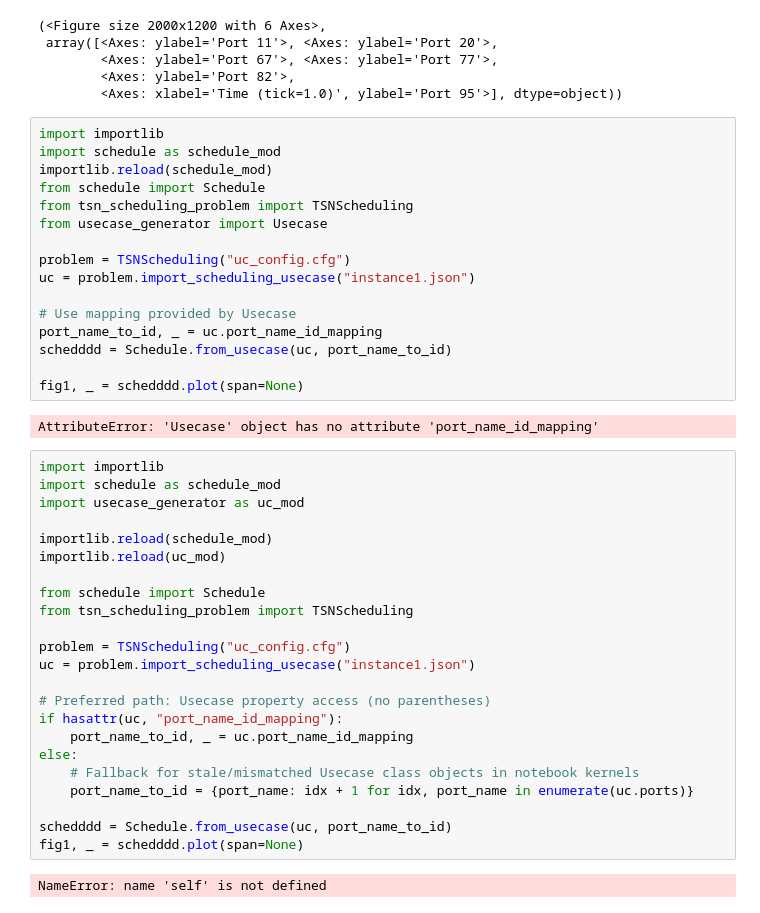
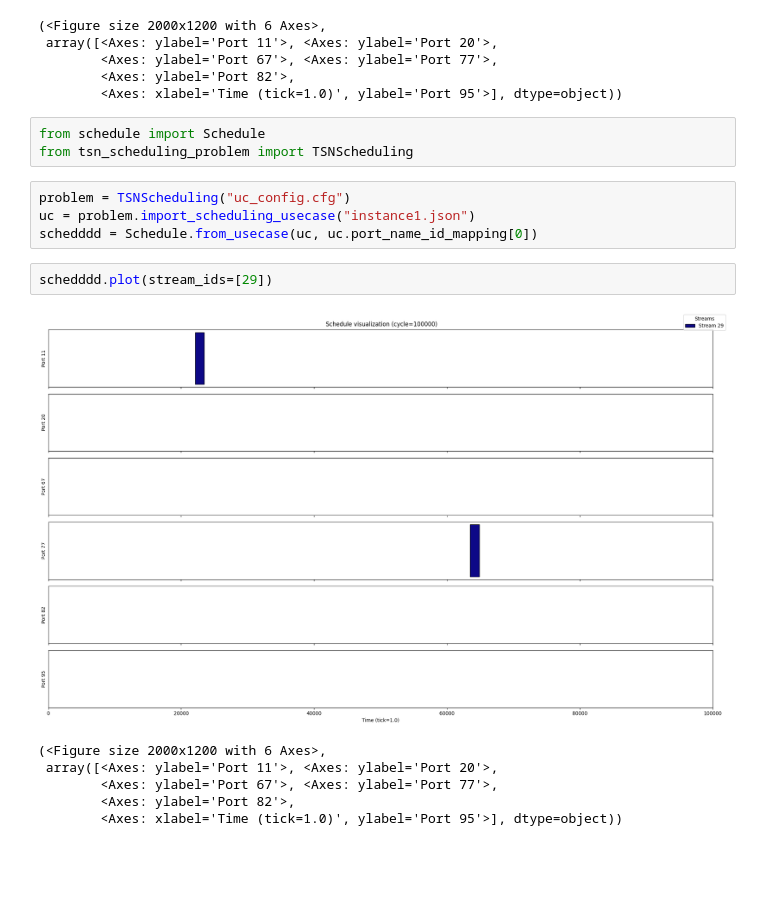
Before and after one commit to TSNTools/TSN_optimizer_platform, a Jupyter notebook: test_conversion.ipynb, the cells around one changed output. Drawn from its saved outputs; the diff is of its cells as text; blank space fills up the shorter version.

```diff
--- a/test_conversion.ipynb
+++ b/test_conversion.ipynb
@@ -302,46 +302,19 @@ schedddd.plot(stream_ids=[29],span=None)
         <Axes: ylabel='Port 67'>, <Axes: ylabel='Port 77'>,
         <Axes: ylabel='Port 82'>,
         <Axes: xlabel='Time (tick=1.0)', ylabel='Port 95'>], dtype=object))
-# %%
-import importlib
-import schedule as schedule_mod
-importlib.reload(schedule_mod)
-from schedule import Schedule
-from tsn_scheduling_problem import TSNScheduling
-from usecase_generator import Usecase
-
-problem = TSNScheduling("uc_config.cfg")
-uc = problem.import_scheduling_usecase("instance1.json")
-
-# Use mapping provided by Usecase
-port_name_to_id, _ = uc.port_name_id_mapping
-schedddd = Schedule.from_usecase(uc, port_name_to_id)
-
-fig1, _ = schedddd.plot(span=None)
-# %% [output]
-AttributeError: 'Usecase' object has no attribute 'port_name_id_mapping'
-# %%
-import importlib
-import schedule as schedule_mod
-import usecase_generator as uc_mod
-
-importlib.reload(schedule_mod)
-importlib.reload(uc_mod)
-
-from schedule import Schedule
-from tsn_scheduling_problem import TSNScheduling
-
-problem = TSNScheduling("uc_config.cfg")
-uc = problem.import_scheduling_usecase("instance1.json")
-
-# Preferred path: Usecase property access (no parentheses)
-if hasattr(uc, "port_name_id_mapping"):
-    port_name_to_id, _ = uc.port_name_id_mapping
-else:
-    # Fallback for stale/mismatched Usecase class objects in notebook kernels
-    port_name_to_id = {port_name: idx + 1 for idx, port_name in enumerate(uc.ports)}
-
-schedddd = Schedule.from_usecase(uc, port_name_to_id)
-fig1, _ = schedddd.plot(span=None)
-# %% [output]
-NameError: name 'self' is not defined
+# %%
+from schedule import Schedule
+from tsn_scheduling_problem import TSNScheduling
+# %%
+problem = TSNScheduling("uc_config.cfg")
+uc = problem.import_scheduling_usecase("instance1.json")
+schedddd = Schedule.from_usecase(uc, uc.port_name_id_mapping[0])
+# %%
+schedddd.plot(stream_ids=[29])
+# %% [output]
+[figure, added]
+(<Figure size 2000x1200 with 6 Axes>,
+ array([<Axes: ylabel='Port 11'>, <Axes: ylabel='Port 20'>,
+        <Axes: ylabel='Port 67'>, <Axes: ylabel='Port 77'>,
+        <Axes: ylabel='Port 82'>,
+        <Axes: xlabel='Time (tick=1.0)', ylabel='Port 95'>], dtype=object))
```
Also changed, not shown: 4 other files.
